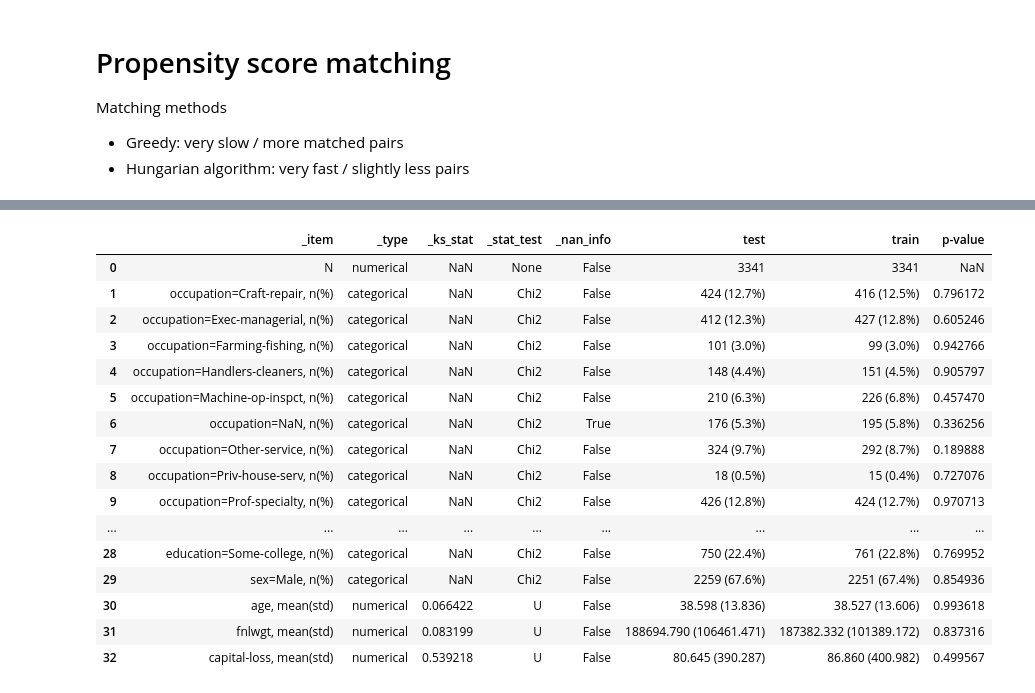
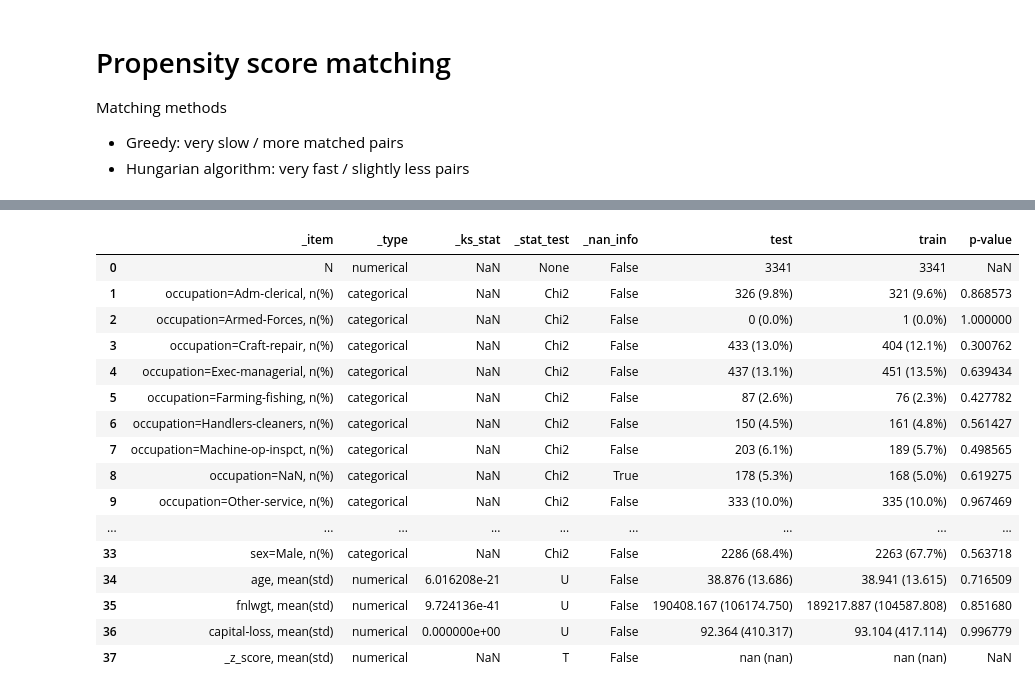
Before and after one commit to analokmaus/kuma_utils, a Jupyter notebook: examples/Statistical_analysis.ipynb, the cells around one changed output, grey strips where cells are left out. Saved outputs shown, nothing was run; the diff lists cells and outputs as text; code cells hidden in the pictures.

```diff
--- a/examples/Statistical_analysis.ipynb
+++ b/examples/Statistical_analysis.ipynb
@@ -19,7 +19,8 @@ for numeric variables:
 for categorical variables:
 - run chi-squared test
 # %%
-full_dataset = full_dataset[['occupation', 'education', 'age', 'sex', 'fnlwgt', 'capital-loss', 'group']].copy()  # To make it simple
+full_dataset = full_dataset[
+    ['occupation', 'education', 'age', 'sex', 'fnlwgt', 'capital-loss', 'group']].copy().sample(10000)  # To make it simple
 # %%
 make_demographic_table(full_dataset, group_col='group', display_cols=full_dataset.columns)
 # %% [output]
@@ -83,5 +84,5 @@ psm_fast = PropensityScoreMatching(
     numerical_encoder=PrepPipeline([SelectNumerical(), DistTransformer('standard')]),
     matching_method='hungarian')
 make_demographic_table(
-    psm_fast.run(full_dataset.sample(10000)), group_col='group', display_cols=full_dataset.columns)  # ~0.5s
+    psm_fast.run(full_dataset), group_col='group', display_cols=full_dataset.columns)  # ~0.5s
 # %% [output]
@@ -91,17 +92,17 @@ eval_metric automatically selected.
 |  | _item | _type | _ks_stat | _stat_test | _nan_info | test | train | p-value |
 | 0 | N | numerical | NaN | None | False | 3341 | 3341 | NaN |
-| 1 | occupation=Craft-repair, n(%) | categorical | NaN | Chi2 | False | 424 (12.7%) | 416 (12.5%) | 0.796172 |
-| 2 | occupation=Exec-managerial, n(%) | categorical | NaN | Chi2 | False | 412 (12.3%) | 427 (12.8%) | 0.605246 |
-| 3 | occupation=Farming-fishing, n(%) | categorical | NaN | Chi2 | False | 101 (3.0%) | 99 (3.0%) | 0.942766 |
-| 4 | occupation=Handlers-cleaners, n(%) | categorical | NaN | Chi2 | False | 148 (4.4%) | 151 (4.5%) | 0.905797 |
-| 5 | occupation=Machine-op-inspct, n(%) | categorical | NaN | Chi2 | False | 210 (6.3%) | 226 (6.8%) | 0.457470 |
-| 6 | occupation=NaN, n(%) | categorical | NaN | Chi2 | True | 176 (5.3%) | 195 (5.8%) | 0.336256 |
-| 7 | occupation=Other-service, n(%) | categorical | NaN | Chi2 | False | 324 (9.7%) | 292 (8.7%) | 0.189888 |
-| 8 | occupation=Priv-house-serv, n(%) | categorical | NaN | Chi2 | False | 18 (0.5%) | 15 (0.4%) | 0.727076 |
-| 9 | occupation=Prof-specialty, n(%) | categorical | NaN | Chi2 | False | 426 (12.8%) | 424 (12.7%) | 0.970713 |
+| 1 | occupation=Adm-clerical, n(%) | categorical | NaN | Chi2 | False | 326 (9.8%) | 321 (9.6%) | 0.868573 |
+| 2 | occupation=Armed-Forces, n(%) | categorical | NaN | Chi2 | False | 0 (0.0%) | 1 (0.0%) | 1.000000 |
+| 3 | occupation=Craft-repair, n(%) | categorical | NaN | Chi2 | False | 433 (13.0%) | 404 (12.1%) | 0.300762 |
+| 4 | occupation=Exec-managerial, n(%) | categorical | NaN | Chi2 | False | 437 (13.1%) | 451 (13.5%) | 0.639434 |
+| 5 | occupation=Farming-fishing, n(%) | categorical | NaN | Chi2 | False | 87 (2.6%) | 76 (2.3%) | 0.427782 |
+| 6 | occupation=Handlers-cleaners, n(%) | categorical | NaN | Chi2 | False | 150 (4.5%) | 161 (4.8%) | 0.561427 |
+| 7 | occupation=Machine-op-inspct, n(%) | categorical | NaN | Chi2 | False | 203 (6.1%) | 189 (5.7%) | 0.498565 |
+| 8 | occupation=NaN, n(%) | categorical | NaN | Chi2 | True | 178 (5.3%) | 168 (5.0%) | 0.619275 |
+| 9 | occupation=Other-service, n(%) | categorical | NaN | Chi2 | False | 333 (10.0%) | 335 (10.0%) | 0.967469 |
 | ... | ... | ... | ... | ... | ... | ... | ... | ... |
-| 28 | education=Some-college, n(%) | categorical | NaN | Chi2 | False | 750 (22.4%) | 761 (22.8%) | 0.769952 |
-| 29 | sex=Male, n(%) | categorical | NaN | Chi2 | False | 2259 (67.6%) | 2251 (67.4%) | 0.854936 |
-| 30 | age, mean(std) | numerical | 0.066422 | U | False | 38.598 (13.836) | 38.527 (13.606) | 0.993618 |
-| 31 | fnlwgt, mean(std) | numerical | 0.083199 | U | False | 188694.790 (106461.471) | 187382.332 (101389.172) | 0.837316 |
-| 32 | capital-loss, mean(std) | numerical | 0.539218 | U | False | 80.645 (390.287) | 86.860 (400.982) | 0.499567 |
+| 33 | sex=Male, n(%) | categorical | NaN | Chi2 | False | 2286 (68.4%) | 2263 (67.7%) | 0.563718 |
+| 34 | age, mean(std) | numerical | 6.016208e-21 | U | False | 38.876 (13.686) | 38.941 (13.615) | 0.716509 |
+| 35 | fnlwgt, mean(std) | numerical | 9.724136e-41 | U | False | 190408.167 (106174.750) | 189217.887 (104587.808) | 0.851680 |
+| 36 | capital-loss, mean(std) | numerical | 0.000000e+00 | U | False | 92.364 (410.317) | 93.104 (417.114) | 0.996779 |
+| 37 | _z_score, mean(std) | numerical | NaN | T | False | nan (nan) | nan (nan) | NaN |
```
Also changed, not shown: parts of 7 cells of this notebook, 5 other files.
